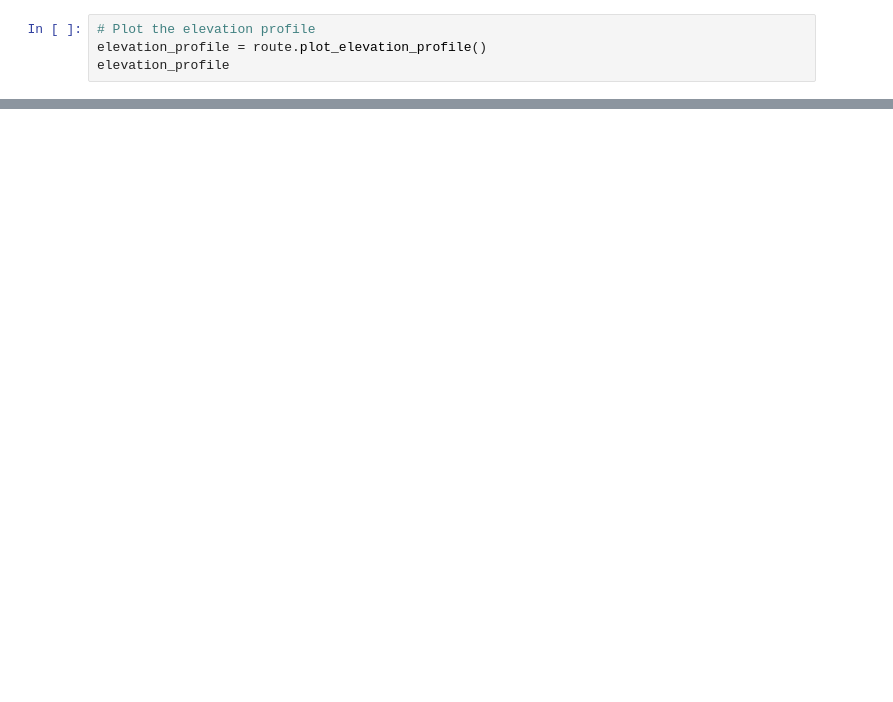
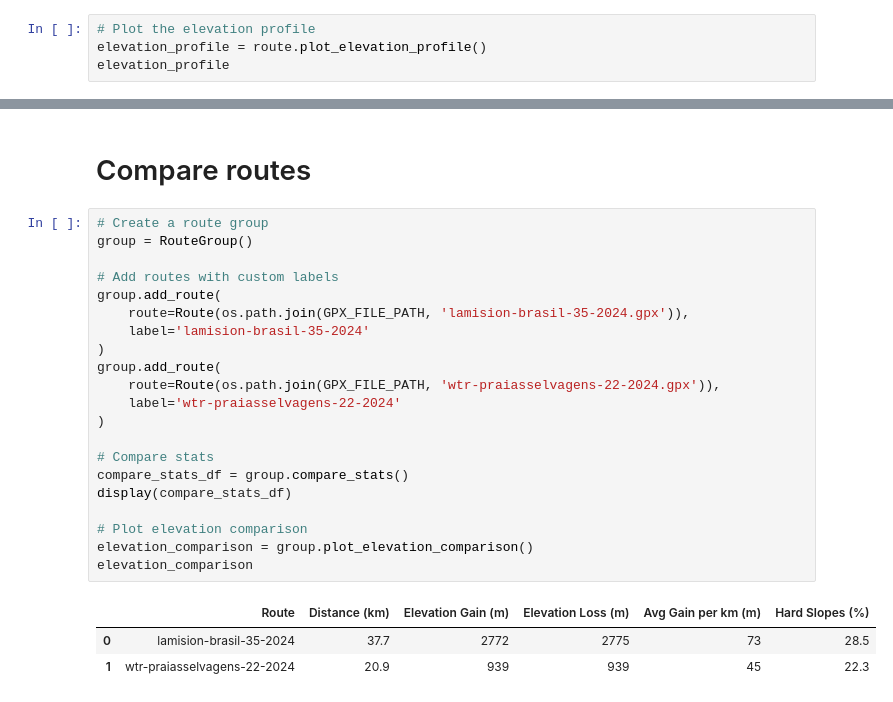
Before and after one commit to mpjan/gpx-compare, a Jupyter notebook: code/read-gpx.ipynb, the cells around one changed output, grey strips where cells are left out. Cells and saved outputs as stored; diff of their text form; blank space fills up the shorter version.

Commit message:
Initial implementation of route comparison

```diff
--- a/code/read-gpx.ipynb
+++ b/code/read-gpx.ipynb
@@ -79,0 +81,27 @@ route.df
+# %% [markdown]
+# Compare routes
+# %%
+# Create a route group
+group = RouteGroup()
+
+# Add routes with custom labels
+group.add_route(
+    route=Route(os.path.join(GPX_FILE_PATH, 'lamision-brasil-35-2024.gpx')),
+    label='lamision-brasil-35-2024'
+)
+group.add_route(
+    route=Route(os.path.join(GPX_FILE_PATH, 'wtr-praiasselvagens-22-2024.gpx')),
+    label='wtr-praiasselvagens-22-2024'
+)
+
+# Compare stats
+compare_stats_df = group.compare_stats()
+display(compare_stats_df)
+
+# Plot elevation comparison
+elevation_comparison = group.plot_elevation_comparison()
+elevation_comparison
+# %% [output]
+|  | Route | Distance (km) | Elevation Gain (m) | Elevation Loss (m) | Avg Gain per km (m) | Hard Slopes (%) |
+| 0 | lamision-brasil-35-2024 | 37.7 | 2772 | 2775 | 73 | 28.5 |
+| 1 | wtr-praiasselvagens-22-2024 | 20.9 | 939 | 939 | 45 | 22.3 |
```
Also changed, not shown: parts of 5 cells of this notebook, 1 other file.
